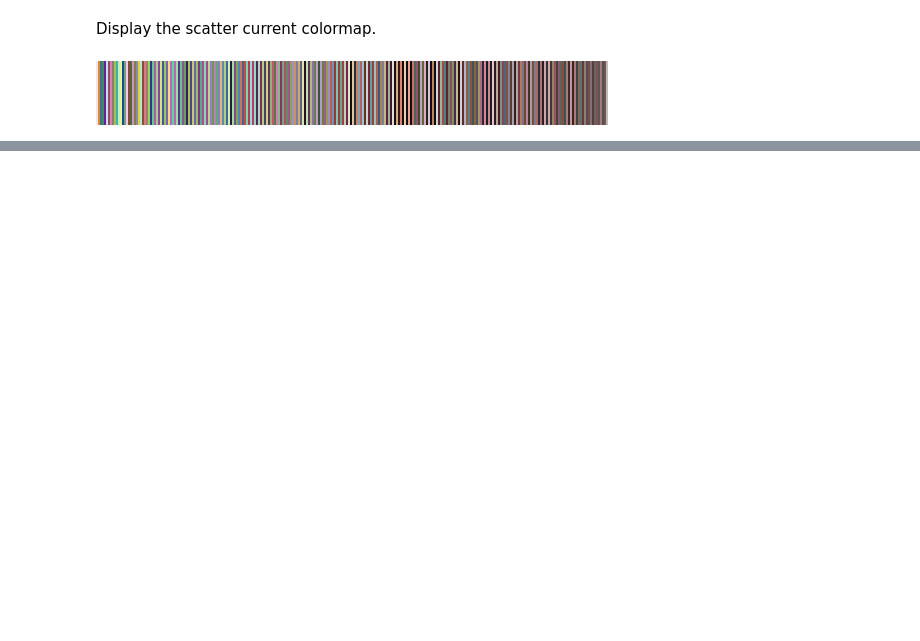
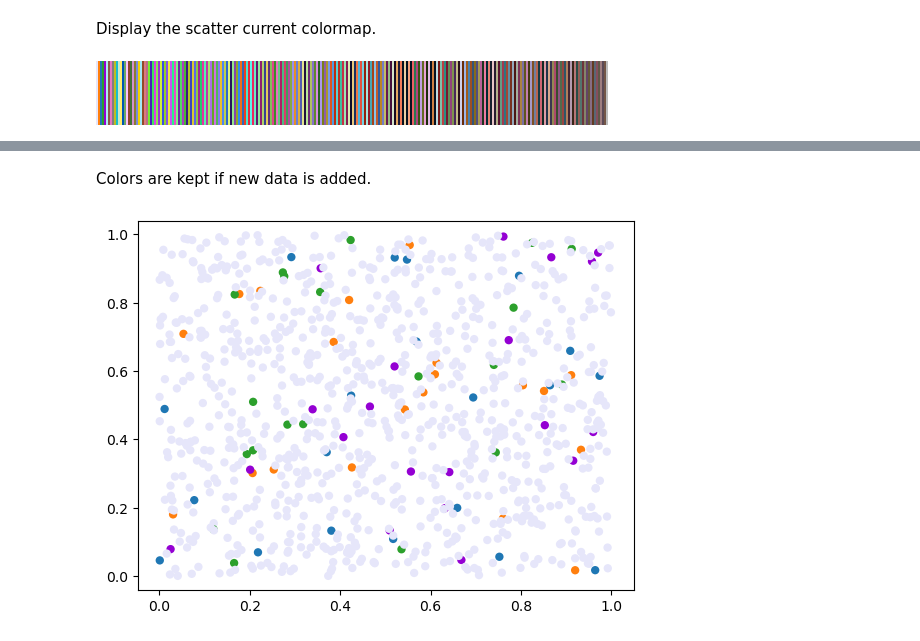
Before and after one commit to BiAPoL/biaplotter, a Jupyter notebook: docs/examples/scatter_artist_example.ipynb, the cells around one changed output, grey strips where cells are left out. Drawn from its saved outputs; the diff is of its cells as text; code cells hidden in the pictures; blank space fills up the shorter version.

```diff
--- a/docs/examples/scatter_artist_example.ipynb
+++ b/docs/examples/scatter_artist_example.ipynb
@@ -35,0 +45,9 @@ fig
+# %% [markdown]
+Colors are kept if new data is added.
+# %%
+n_samples = 1000
+data = np.random.rand(n_samples, 2)
+scatter.data = data
+fig
+# %% [output]
+[figure, added]
```
Also changed, not shown: parts of 9 cells of this notebook.
